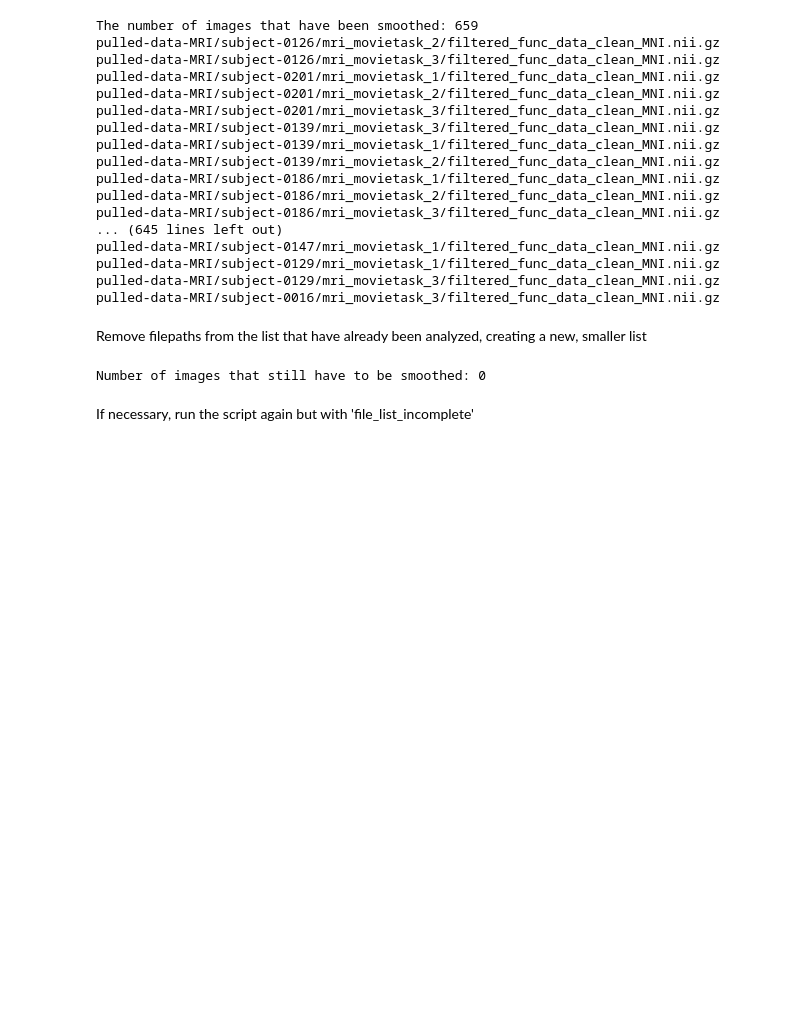
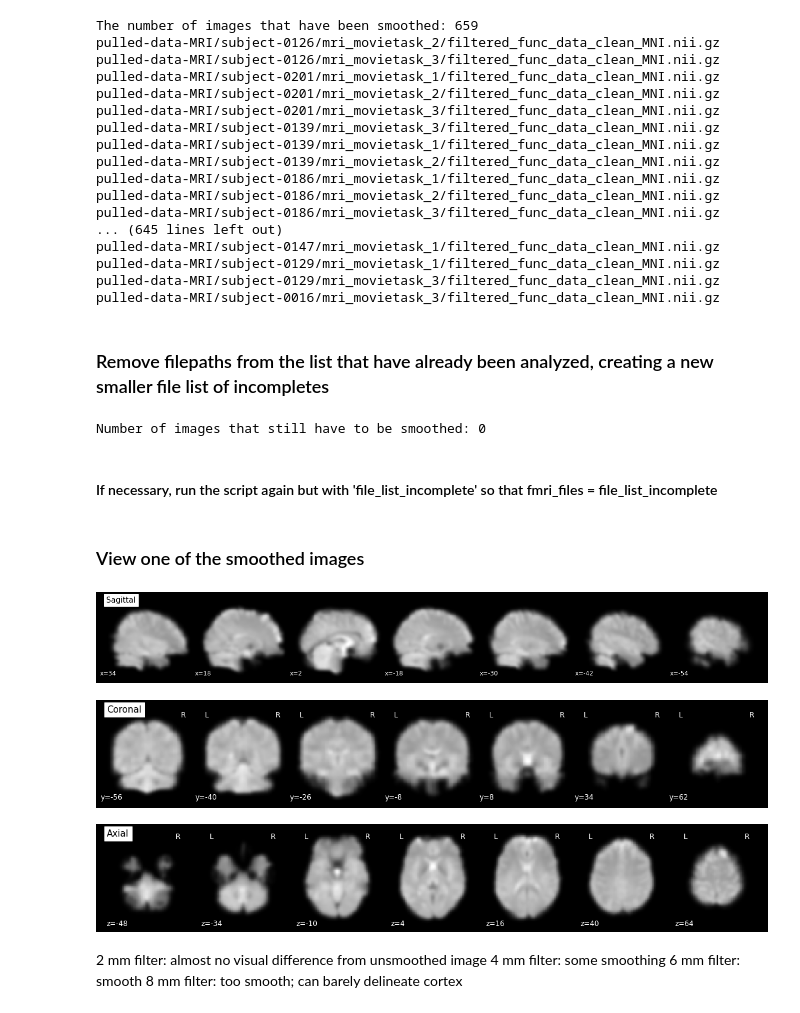
Before and after one commit to christiennedamatac/sps_mfMRI, a Jupyter notebook: spatial_smoothing.ipynb, the cells around one changed output. Cells and saved outputs as stored; diff of their text form; code cells hidden in the pictures; blank space fills up the shorter version.

```diff
--- a/spatial_smoothing.ipynb
+++ b/spatial_smoothing.ipynb
@@ -107,36 +127,37 @@ Spatial smoothing
 # %%
-# List of fMRI data files
-fmri_files = file_list_incomplete
+# List of mfMRI data files
+#fmri_files = file_list_incomplete
+fmri_files = ['pulled-data-MRI/subject-0001/mri_movietask_1/filtered_func_data_clean_MNI.nii.gz']
 
-# Specify the FWHM value in millimeters
-fwhm = 6
+# FWHM value (millimeters)
+fwhm = 8
 
 # Specify the output directory
-output_dir = 'analysis/smoothed'
+#output_dir = 'analysis/smoothed'
+output_dir = f'analysis/smooth_test_{fwhm}mm'
 
-# Create the output directory if it doesn't exist
+# Create output_dir if it doesn't exist
 if not os.path.exists(output_dir):
     os.makedirs(output_dir)
 
-# Apply spatial smoothing to each file in the list
 for fmri_file in fmri_files:
-    # Load the fMRI data
+    # Load fMRI data
     fmri_img = nib.load(fmri_file)
 
-    # Apply spatial smoothing
+    # Apply spatial smoothing (about 1 minute per image)
     smooth_fmri_img = image.smooth_img(fmri_img, fwhm)
 
-    # Get the filename and directory from the input file path
+    # Get filename and directory from filepath
     filename = os.path.basename(fmri_file)
     directory = os.path.dirname(fmri_file)
 
-    # Set the output file path
+    # Set output filepath
     output_file = os.path.join(output_dir, directory, 'smoothed_' + filename)
 
-    # Create the directory path if it doesn't exist
+    # Create directory path if it doesn't exist
     if not os.path.exists(os.path.dirname(output_file)):
         os.makedirs(os.path.dirname(output_file))
 
-    # Save the smoothed data to the output directory
+    # Save smoothed data to output_dir
     nib.save(smooth_fmri_img, output_file)
 # %% [markdown]
@@ -187,5 +207,5 @@ pulled-data-MRI/subject-0129/mri_movietask_1/filtered_func_data_clean_MNI.nii.gz
 pulled-data-MRI/subject-0129/mri_movietask_3/filtered_func_data_clean_MNI.nii.gz
 pulled-data-MRI/subject-0016/mri_movietask_3/filtered_func_data_clean_MNI.nii.gz
 # %% [markdown]
-Remove filepaths from the list that have already been analyzed, creating a new, smaller list
+### Remove filepaths from the list that have already been analyzed, creating a new smaller file list of incompletes
 # %%
@@ -206,4 +226,32 @@ for file in file_list_incomplete:
 # %% [output]
 Number of images that still have to be smoothed: 0
 # %% [markdown]
-If necessary, run the script again but with 'file_list_incomplete'
+#### If necessary, run the script again but with 'file_list_incomplete' so that fmri_files = file_list_incomplete
+# %% [markdown]
+### View one of the smoothed images
+# %%
+from nilearn import plotting
+import nibabel as nib
+
+fmri_file_path = 'analysis/smooth_test_8mm/pulled-data-MRI/subject-0001/mri_movietask_1/smoothed_filtered_func_data_clean_MNI.nii.gz'
+
+try:
+    fmri_img = nib.load(fmri_file_path)
+except Exception as e:
+    print(f"Error loading the image: {e}")
+    exit(1)
+
+plotting.plot_epi(fmri_img.slicer[..., 0], cmap='gray', title='Sagittal', display_mode='x')
+plotting.plot_epi(fmri_img.slicer[..., 0], display_mode='y', cmap='gray', title='Coronal')
+plotting.plot_epi(fmri_img.slicer[..., 0], display_mode='z', cmap='gray', title='Axial')
+
+plotting.show()
+# %% [output]
+[figure, added]
+[figure, added]
+[figure, added]
+# %% [markdown]
+2 mm filter: almost no visual difference from unsmoothed image
+4 mm filter: some smoothing
+6 mm filter: smooth
+8 mm filter: too smooth; can barely delineate cortex
```
Also changed, not shown: parts of 14 cells of this notebook.
